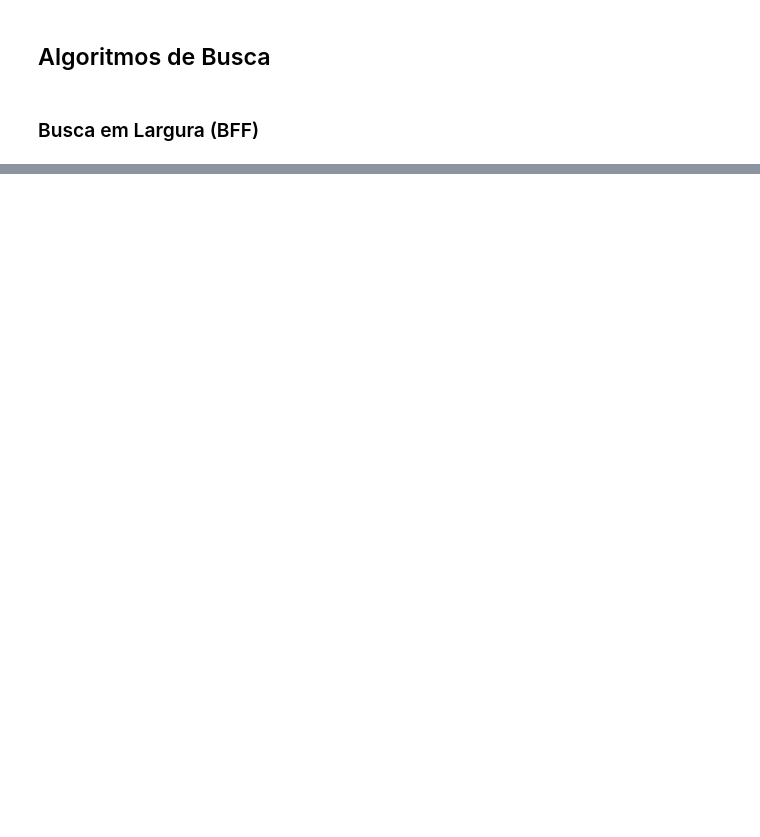
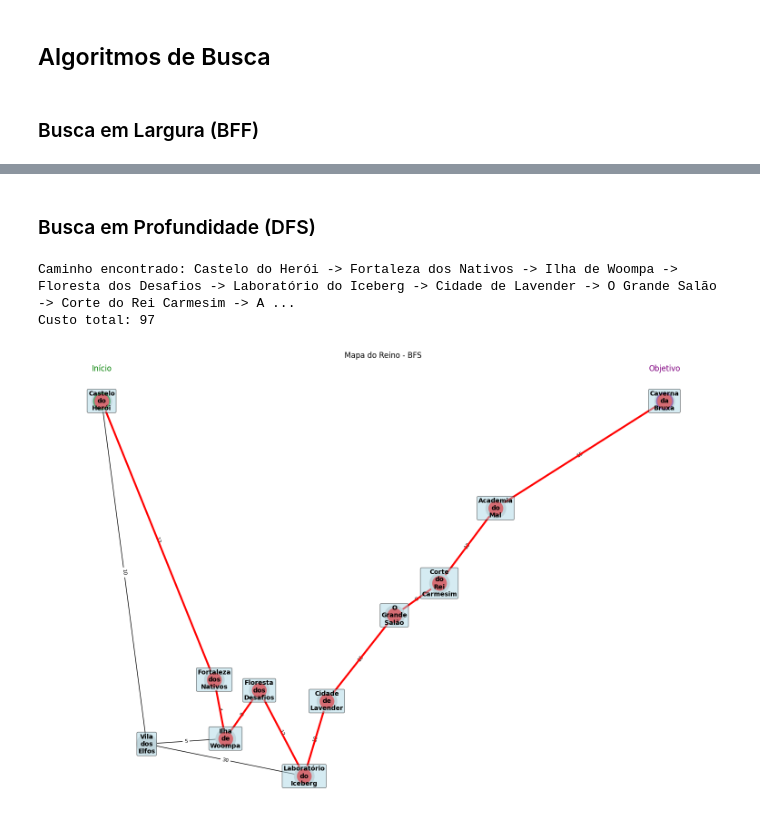
Before and after one commit to JoaoVictorCRP/inteligencia-artifical-ads6, a Jupyter notebook: grafos/Modulo03.ipynb, the cells around one changed output, grey strips where cells are left out. Saved outputs shown, nothing was run; the diff lists cells and outputs as text; code cells hidden in the pictures; blank space fills up the shorter version.

```diff
--- a/grafos/Modulo03.ipynb
+++ b/grafos/Modulo03.ipynb
@@ -187,0 +192,37 @@ Custo total: 101
+# %% [markdown]
+### Busca em Profundidade (DFS)
+# %%
+def dfs_search(grafo, inicio, objetivo):
+    visitados = set()
+    pilha = ([(inicio, [inicio], 0)])  # (nó atual, caminho até aqui, custo até aqui)
+
+    while pilha:
+        no_atual, caminho, custo_total = pilha.pop()
+
+        if no_atual == objetivo:
+            return caminho, custo_total
+
+        if no_atual not in visitados:
+            visitados.add(no_atual)
+            for vizinho in grafo[no_atual]:
+                if vizinho not in visitados:
+                    novo_custo = custo_total + grafo[no_atual][vizinho]['weight']
+                    novo_caminho = list(caminho)
+                    novo_caminho.append(vizinho)
+                    pilha.append((vizinho, novo_caminho, novo_custo))
+    return None
+# %%
+# Efetuação da busca
+inicio_heroi = "Castelo do Herói"
+objetivo_heroi = "Caverna da Bruxa"
+
+caminho_dfs, custo_dfs = dfs_search(G_game, inicio_heroi, objetivo_heroi)
+
+if caminho_dfs:
+    print(f"Caminho encontrado: {' -> '.join(caminho_dfs)}")
+    print(f"Custo total: {custo_dfs}")
+    plot_map(G_game, caminho_dfs, titulo='Mapa do Reino - BFS')
+# %% [output]
+Caminho encontrado: Castelo do Herói -> Fortaleza dos Nativos -> Ilha de Woompa -> Floresta dos Desafios -> Laboratório do Iceberg -> Cidade de Lavender -> O Grande Salão -> Corte do Rei Carmesim -> A ...
+Custo total: 97
+[figure, added]
```
Also changed, not shown: parts of 9 cells of this notebook.
